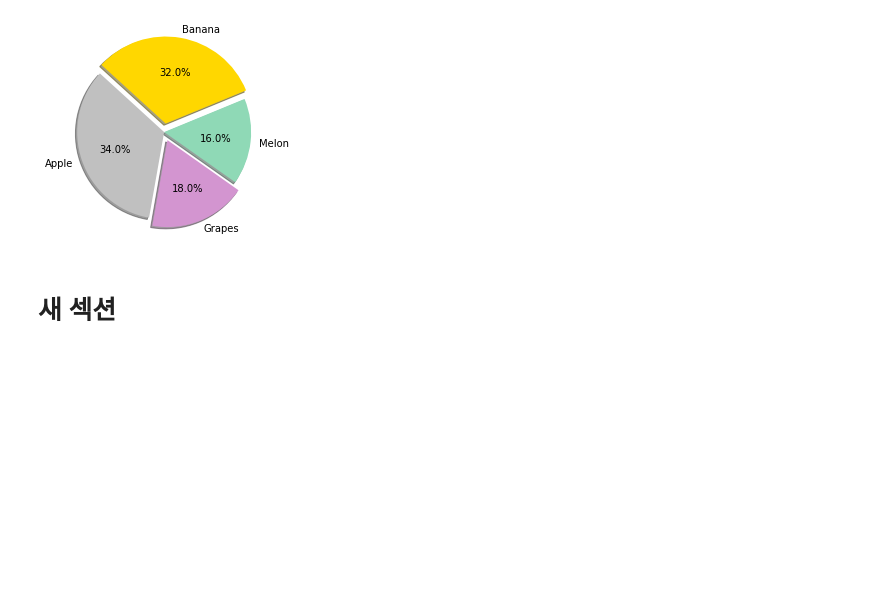
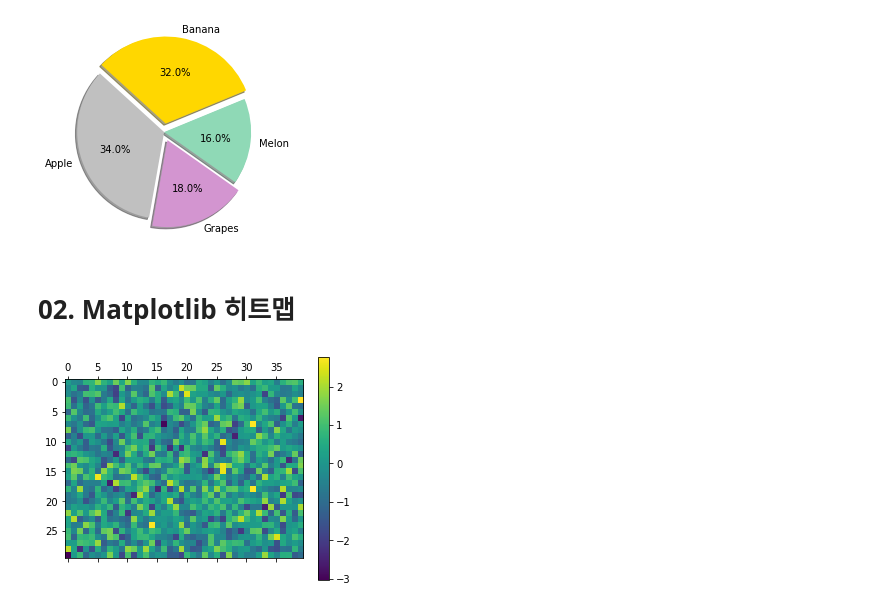
Before and after one commit to goodDev-junhyuk/JupyterNotebook, a Jupyter notebook: Matplotlib_Pie_Chart.ipynb, the cells around one changed output. Drawn from its saved outputs; the diff is of its cells as text; code cells hidden in the pictures; blank space fills up the shorter version.

```diff
--- a/Matplotlib_Pie_Chart.ipynb
+++ b/Matplotlib_Pie_Chart.ipynb
@@ -21,5 +21,18 @@ plt.pie(ratio, labels=labels, autopct='%.1f%%',
 plt.show()
 # %% [output]
 [figure]
-# %% [markdown]
-# 새 섹션
+# %% [markdown]
+# 02. Matplotlib 히트맵
+# %%
+import matplotlib.pyplot as plt
+import numpy as np
+
+arr = np.random.standard_normal((30, 40))
+
+# matshow() 함수 이용.
+plt.matshow(arr)
+# 컬러바 추가
+plt.colorbar()
+plt.show()
+# %% [output]
+[figure, added]
```
Also changed, not shown: parts of 3 cells of this notebook.
